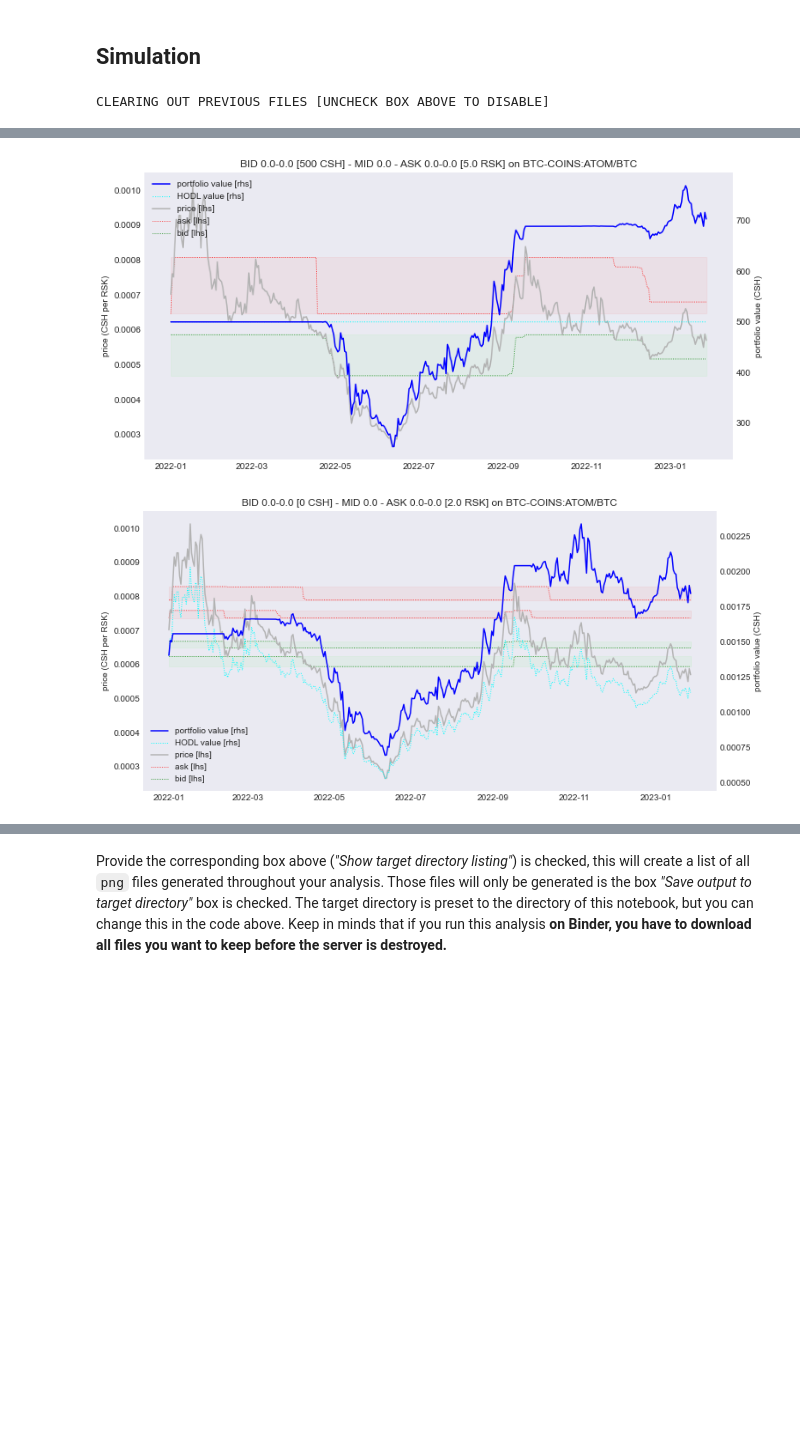
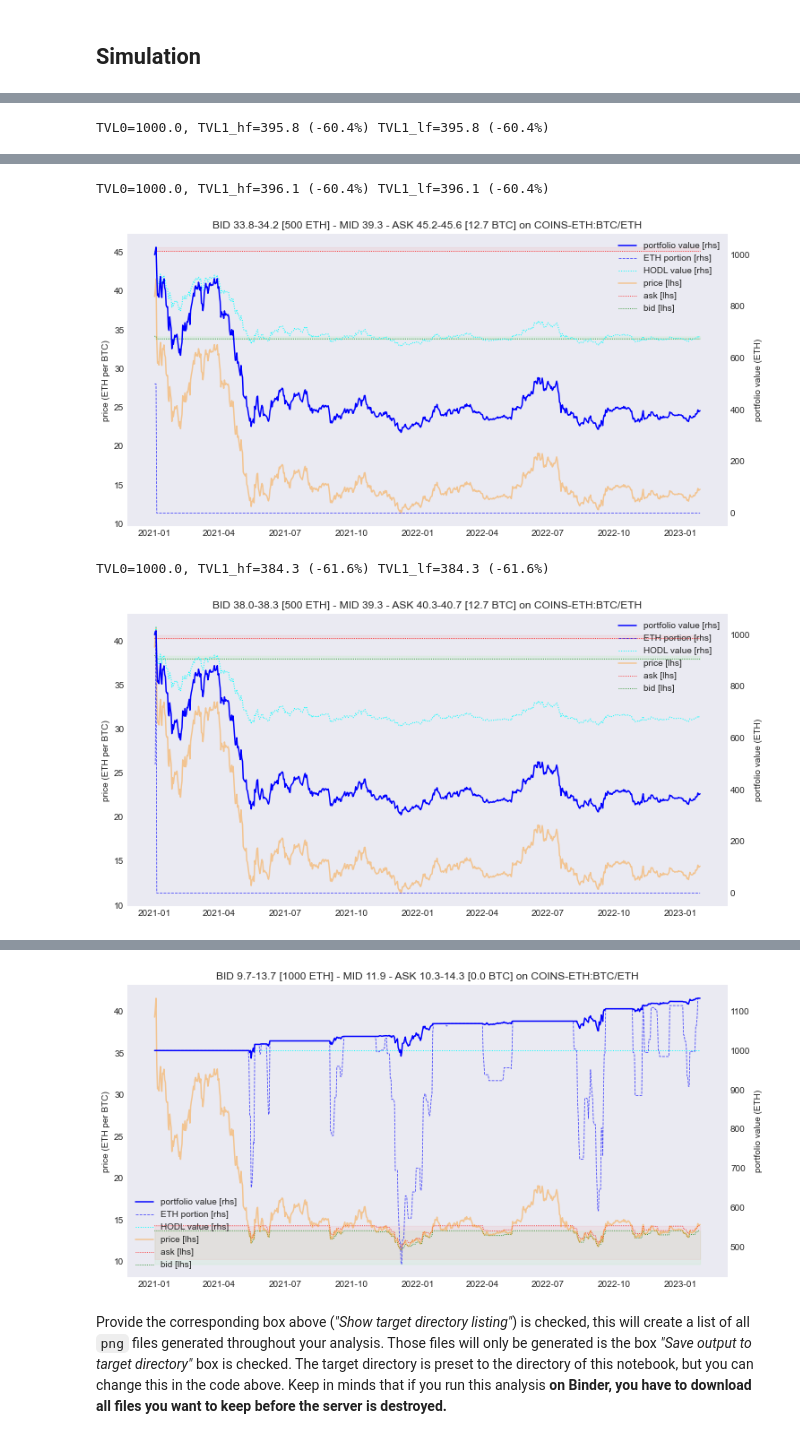
Before and after one commit to bancorprotocol/carbon-simulator, a Jupyter notebook: resources/demo/CarbonSim-Demo-7-4-FrozenData.ipynb, the cells around one changed output, grey strips where cells are left out. Cells and saved outputs as stored; diff of their text form; code cells hidden in the pictures; blank space fills up the shorter version.

```diff
--- a/resources/demo/CarbonSim-Demo-7-4-FrozenData.ipynb
+++ b/resources/demo/CarbonSim-Demo-7-4-FrozenData.ipynb
@@ -91 +88,4 @@ HBox(children=(Checkbox(value=True, description='ETH/BTC'), Checkbox(value=True,
+# %%
+PIPERIOD = PI.hours(1)  # the granulariy of the path if "hf interpolate" was checked
+PIFACTOR = 1            # the scaling factor applied to the macroscopic vol of the path
 # %% [markdown]
@@ -130,7 +149,7 @@ HBox(children=(Checkbox(value=True, description='plotPrice'), Checkbox(value=Fal
 
 this is the time period that is plotted; periods and start dates are quoted as percentage total time; the window is cut at the left, eg start=0.9 and length=0.5 shows 0.9...1.0. Before the sliders are applied, everything before `PATH_MIN_DATE` is discarded.
 # %%
-PATH_MIN_DATE = "2022-01-01"
+PATH_MIN_DATE = "2021-01-01" # 2021-01-01 for ETH/BTC and Uni v3 range
 try:
     segment_w(vertical=True)
 except:
@@ -140,0 +164,7 @@ VBox(children=(FloatSlider(value=0.0, continuous_update=False, description='Star
+# %%
+TVL = 1000
+try:
+    stratall_w(vertical=True)
+except:
+    stratall_w = PcSliderManager(["csh", "shift"], values=[0.5, 0], range=[(0,1), (-0.5,0.5)])
+    stratall_w(vertical=True)
@@ -146,9 +178,9 @@ This is the strategy called `slider`. Here `m` is the mid price of the range (ad
 try:
     strat1_w(vertical=True)
 except:
-    S0, SMIN, SMAX, TVL, SREF = 100, 50, 150, 1000, 100
-    strat1_w = PcSliderManager(["m", "g%", "w%", "u%", "rsk:csh"],
-                        values=[S0/100, 0.1, 0.25, 0, 0.5],
-                        range=[(SMIN/100,SMAX/100),(0,0.25),(0,0.25),(0,1),(0,1)])
+    S0, SMIN, SMAX = 100, 50, 200
+    strat1_w = PcSliderManager(["m", "g%", "w%", "u%"],
+                        values=[S0/100, 0.1, 0.25, 0],
+                        range=[(SMIN/100,SMAX/100),(0,0.50),(0,0.50),(0,1)])
     strat1_w(vertical=True)
 # %% [output]
@@ -157,25 +189,24 @@ VBox(children=(FloatSlider(value=87.7, continuous_update=False, description='m',
 ## Simulation
 # %%
 if output_w.values[3]:
-    print("CLEARING OUT PREVIOUS FILES [UNCHECK BOX ABOVE TO DISABLE]")
     !rm {OUTPATH}/*.png
-    !rm {OUTPATH}/_CHARTS.zip
-    !rm {OUTPATH}/_CHARTS.md
-    !rm {OUTPATH}/_CHARTS.docx
+    !rm {OUTPATH}/*.data
+    !rm {OUTPATH}/_CHARTS.*
-# %% [output]
-CLEARING OUT PREVIOUS FILES [UNCHECK BOX ABOVE TO DISABLE]
 # %%
 DATAID, DATAFN = datafn_w.value, j(DATAPATH, f"{datafn_w.value}.pickle")
-OUTPATH = outpath_w.value if output_w.values[0] else None
-STARTPC, LENPC, SV = segment_w.values[0], segment_w.values[1], strat1_w.values
-strats["slider"] = strategy.from_mgw(m=100*SV[0], g=SV[1], w=SV[2], u=SV[3], amt_rsk=TVL/SREF*SV[4], amt_csh=TVL*(1-SV[4]))
-for colnm in datacols_w.checked:
-    for ix, stratid in enumerate(strats_w.checked):
-        strat = strats[stratid]
-        path = pdread(DATAFN, colnm, from_pc=STARTPC, period_pc=LENPC, min_dt=PATH_MIN_DATE)
-        simresults = run_sim(strat, path)
-        plot_sim(simresults, f"{DATAID}:{colnm}", Params(**params_w.values_dct))
-        if isinstance(OUTPATH, str):
-            plt.savefig(j(OUTPATH, f"{DATAID}-{colnm.replace('/', '')}-{ix}-{STARTPC*100:.0f}-{LENPC*100:.0f}.png"))
-        plt.show()
+STARTPC, LENPC, SV, COLNM = segment_w.values[0], segment_w.values[1], strat1_w.values, datacols_w.value
+path0, pair = pdread(DATAFN, COLNM, from_pc=STARTPC, period_pc=LENPC, min_dt=PATH_MIN_DATE, invert=pathops_w.values[0], tkns=True)
+path = PI.interpolate(path0, PIPERIOD, sigfctr=PIFACTOR, enable=pathops_w.values[1])
+strats["slider"] = [strategy.from_mgw(m=100*SV[0], g=SV[1], w=SV[2], u=SV[3])]
+for ix, stratid in enumerate(strats_w.checked):
+    strat = [s.set_tvl(spot=path0[0], cashpc=stratall_w.values[0], tvl=TVL) for s in strats[stratid]]
+    simresults  = run_sim(strat, path, shift=stratall_w.values[1])
+    simresults0 = run_sim(strat, path0, shift=stratall_w.values[1]) if not path is path0 else simresults
+    v0, v1, v1a = simresults.value_r[0], simresults.value_r[-1], simresults0.value_r[-1]
+    print(f"TVL0={v0:.1f}, TVL1_hf={v1:.1f} ({v1/v0*100-100:.1f}%) TVL1_lf={v1a:.1f} ({v1a/v0*100-100:.1f}%)")
+    plot_sim(simresults, simresults0, f"{DATAID}:{COLNM}", Params(**params_w.values_dct), pair=pair)
+    if isinstance(OUTPATH, str):
+        plt.savefig(j(OUTPATH, fname(DATAID, COLNM)))
+        fsave(pickle.dumps((simresults, simresults0)), f"{fname(DATAID, COLNM)}.data", OUTPATH, binary=True)
+    plt.show()
 # %% [output]
@@ -184,0 +219 @@ for colnm in datacols_w.checked:
+TVL0=1000.0, TVL1_hf=395.8 (-60.4%) TVL1_lf=395.8 (-60.4%)
@@ -186,2 +221,4 @@ for colnm in datacols_w.checked:
+TVL0=1000.0, TVL1_hf=396.1 (-60.4%) TVL1_lf=396.1 (-60.4%)
-[figure, old version]
+[figure, new version]
+TVL0=1000.0, TVL1_hf=384.3 (-61.6%) TVL1_lf=384.3 (-61.6%)
-[figure, old version]
+[figure, new version]
@@ -188,3 +230,4 @@ for colnm in datacols_w.checked:
+[figure, added]
 # %% [markdown]
 Provide the corresponding box above (_"Show target directory listing"_) is checked, this will create a list of all `png` files generated throughout your analysis. Those files will only be generated is the box _"Save output to target directory"_ box is checked. The target directory is preset to the directory of this notebook, but you can change this in the code above. Keep in minds that if you run this analysis **on Binder, you have to download all files you want to keep before the server is destroyed.**
 # %%
```
Also changed, not shown: parts of 25 cells of this notebook, 3 other files.
